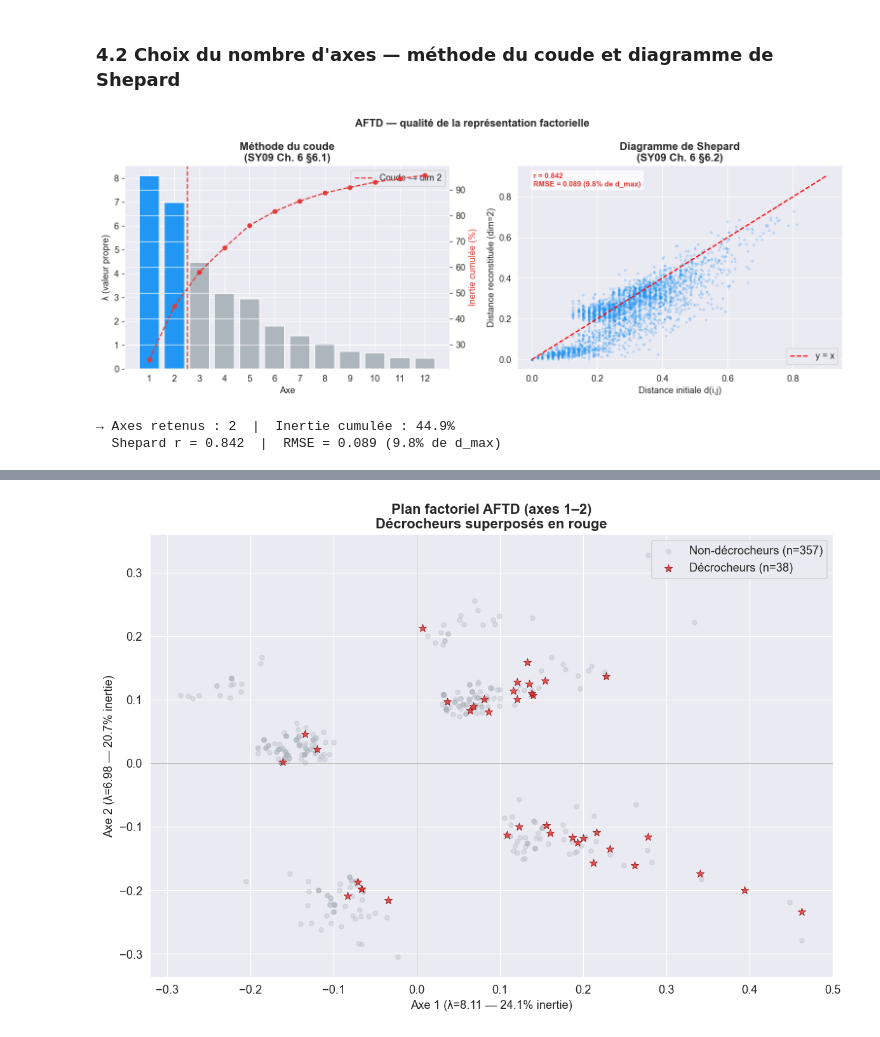
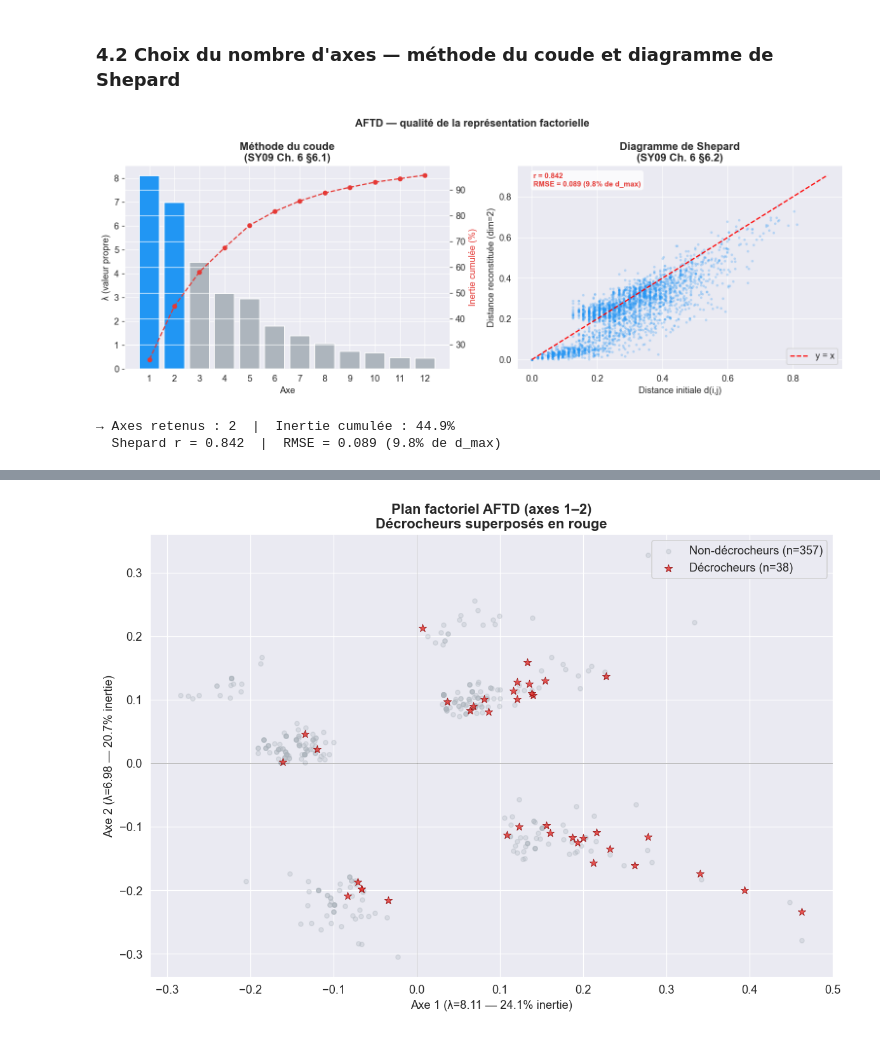
Before and after one commit to mathieupiekarz/ML_pstudents_studies, a Jupyter notebook: 01_reduction_clustering.ipynb, the cells around one changed output, grey strips where cells are left out. Drawn from its saved outputs; the diff is of its cells as text; code cells hidden in the pictures.

```diff
--- a/01_reduction_clustering.ipynb
+++ b/01_reduction_clustering.ipynb
@@ -273,7 +187,7 @@ W  = -0.5 * Qn @ (D**2) @ Qn
 
 # Décomposition spectrale
 eigvals_all, eigvecs_all = np.linalg.eigh(W)
-idx    = np.argsort(eigvals_all)[::-1]
+idx     = np.argsort(eigvals_all)[::-1]
 eigvals = eigvals_all[idx]
 eigvecs = eigvecs_all[:, idx]
 
@@ -290,7 +204,8 @@ print("Valeurs propres et inerties expliquées (VP positives uniquement)")
 print(f"{'Axe':>4} {'λ':>10} {'Inertie %':>11} {'Cumulée %':>11}")
 print("-" * 42)
 cumul = 0
-for i in range(12):
+n_show = min(12, pos.sum())
+for i in range(n_show):
     cumul += pct[i]
     print(f"{i+1:>4} {lam[i]:>10.4f} {pct[i]:>10.2f}% {cumul:>10.2f}%")
 
@@ -322,50 +237,47 @@ fig, axes = plt.subplots(1, 2, figsize=(13, 5))
 
 # ── Scree plot (méthode du coude, cours §6.1) ──
 ax = axes[0]
-k_show = 12
-# Coude visuel après l'axe 2 (chute λ1→λ2 puis ralentissement)
+k_show = min(12, pos.sum())
 bars_color = [BLEU if i < 2 else '#adb5bd' for i in range(k_show)]
 ax.bar(range(1, k_show+1), lam[:k_show], color=bars_color, edgecolor='white')
 ax2_tw = ax.twinx()
 cumul_pct = np.cumsum(pct[:k_show])
 ax2_tw.plot(range(1, k_show+1), cumul_pct, 'o--', color=ROUGE, ms=5, lw=1.5)
 ax2_tw.set_ylabel('Inertie cumulée (%)', color=ROUGE)
-ax.axvline(2.5, color=ROUGE, lw=1.5, ls='--', label='Coude → dim 2')
 ax.set_xlabel('Axe')
 ax.set_ylabel('λ (valeur propre)')
 ax.set_title('Méthode du coude\n(SY09 Ch. 6 §6.1)', fontweight='bold')
 ax.set_xticks(range(1, k_show+1))
-ax.legend()
 
 # ── Diagramme de Shepard (cours §6.2) ──
-C2 = C[:, :2]    # représentation 2D
+C2 = C[:, :2]    # représentation 2D — à ajuster après lecture du scree plot
 ax2 = axes[1]
 idx_tri = np.triu_indices(n, k=1)
 d_init  = D[idx_tri]
 D_rec   = cdist(C2, C2)
 d_rec   = D_rec[idx_tri]
 rng = np.random.default_rng(42)
 spl = rng.choice(len(d_init), 3000, replace=False)
 ax2.scatter(d_init[spl], d_rec[spl], alpha=0.18, s=5, color=BLEU)
 ax2.plot([0, d_init.max()], [0, d_init.max()], 'r--', lw=1.5, label='y = x')
-r_shep   = np.corrcoef(d_init, d_rec)[0,1]
+r_shep    = np.corrcoef(d_init, d_rec)[0,1]
 rmse_shep = np.sqrt(np.mean((d_init - d_rec)**2))
 ax2.text(0.05, 0.90,
          f'r = {r_shep:.3f}\nRMSE = {rmse_shep:.3f} ({100*rmse_shep/d_init.max():.1f}% de d_max)',
          transform=ax2.transAxes, fontsize=9, fontweight='bold', color=ROUGE,
          bbox=dict(boxstyle='round,pad=0.3', facecolor='white', alpha=0.8))
 ax2.set_xlabel('Distance initiale d(i,j)')
 ax2.set_ylabel('Distance reconstituée (dim=2)')
 ax2.set_title('Diagramme de Shepard\n(SY09 Ch. 6 §6.2)', fontweight='bold')
 ax2.legend()
 
 plt.suptitle('AFTD — qualité de la représentation factorielle', fontweight='bold', fontsize=13)
 plt.tight_layout()
 plt.show()
 
 print(f"→ Axes retenus : 2  |  Inertie cumulée : {pct[:2].sum():.1f}%")
 print(f"  Shepard r = {r_shep:.3f}  |  RMSE = {rmse_shep:.3f} ({100*rmse_shep/d_init.max():.1f}% de d_max)")
 # %% [output]
-[figure, old version]
+[figure, new version]
 → Axes retenus : 2  |  Inertie cumulée : 44.9%
   Shepard r = 0.842  |  RMSE = 0.089 (9.8% de d_max)
```
Also changed, not shown: parts of 23 cells of this notebook, 1 other file.
